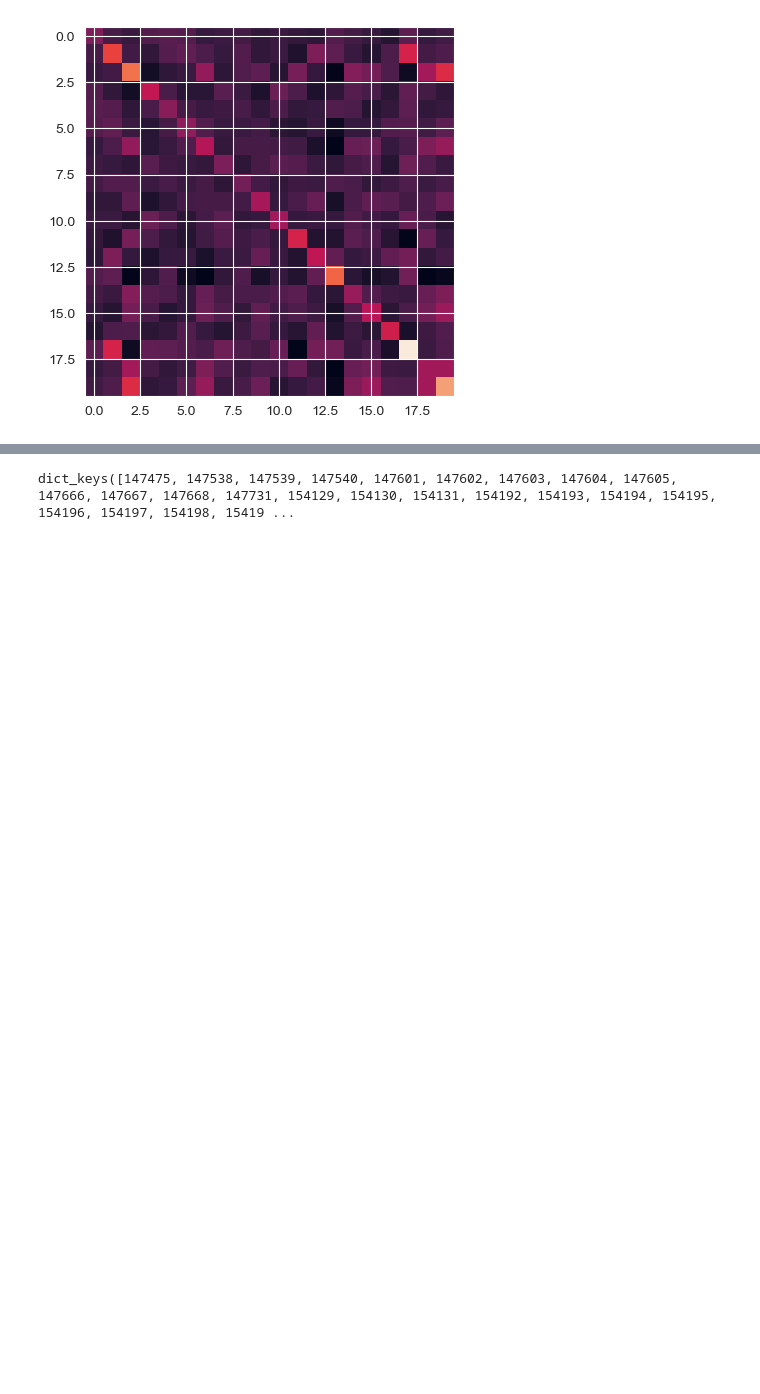
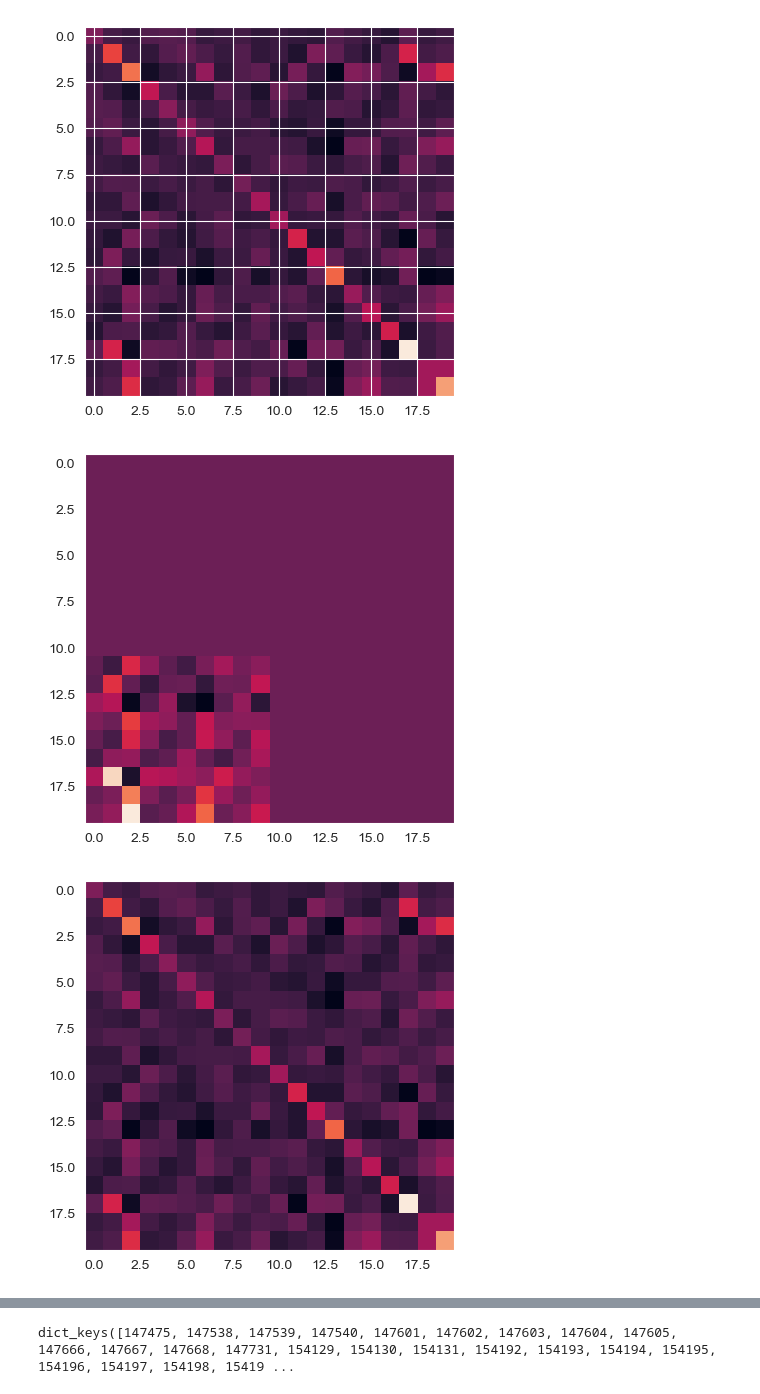
Before and after one commit to alifuaziz/multiple_clocks_repo, a Jupyter notebook: mc/replay_analysis/scripts/notebook-data-rdms.ipynb, the cells around one changed output, grey strips where cells are left out. Drawn from its saved outputs; the diff is of its cells as text; code cells hidden in the pictures; blank space fills up the shorter version.

```diff
--- a/mc/replay_analysis/scripts/notebook-data-rdms.ipynb
+++ b/mc/replay_analysis/scripts/notebook-data-rdms.ipynb
@@ -156,7 +156,6 @@ with open(f"{SUBJECT_DIRECTORY}/searchlight_data_searchlight.pkl", 'rb') as f:
 # %%
 data_searchlight[433185]
 
-sns.set_style('darkgrid')
 rdm1 = np.zeros((len(data_searchlight[433185].columns), len(data_searchlight[433185].columns)))
 rdm2 = np.zeros((len(data_searchlight[433185].columns), len(data_searchlight[433185].columns)))
 
@@ -165,14 +164,19 @@ for ev1_idx, EV in enumerate(data_searchlight[433185]):
         if ev1_idx > 10 and ev2_idx < 10:
             rdm1[ev1_idx, ev2_idx] = np.dot(data_searchlight[433185][EV], data_searchlight[433185][EV2])
         rdm2[ev1_idx, ev2_idx] = np.dot(data_searchlight[433185][EV], data_searchlight[433185][EV2])
-
-plt.imshow(rdm1)
-plt.show()
-plt.imshow(rdm2)
-plt.show()
 # %% [output]
 [figure]
 [figure]
+# %%
+
+sns.set_style('dark')
+plt.imshow(rdm1)
+plt.show()
+plt.imshow(rdm2)
+plt.show()
+# %% [output]
+[figure, added]
+[figure, added]
 # %%
 # create test df of EVs for the conditons
 # data_searchlight = dict(data_searchlight.items()[:100])
```
Also changed, not shown: parts of 1 cell of this notebook, 2 other files.
